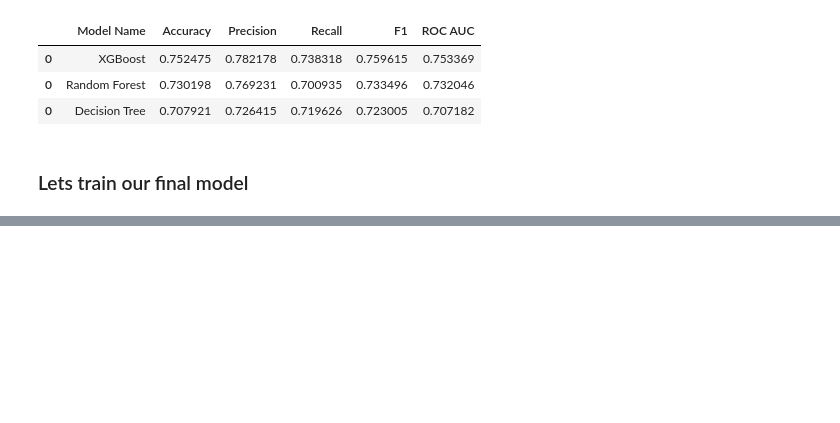
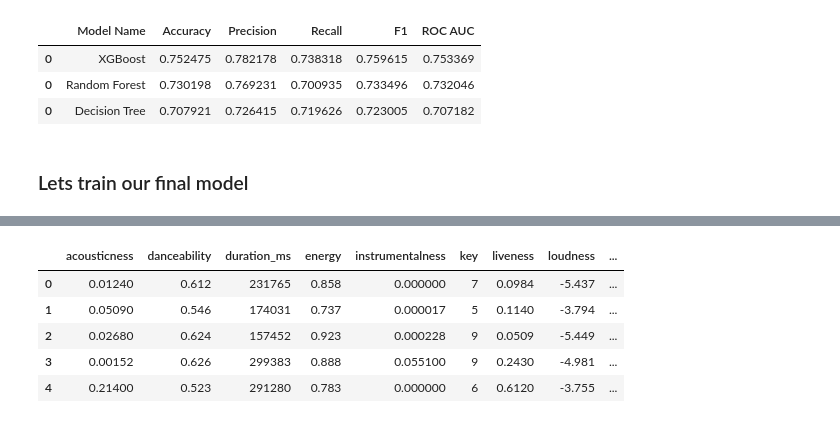
Before and after one commit to partapparam/loveThisSongModel, a Jupyter notebook: notebook.ipynb, the cells around one changed output, grey strips where cells are left out. Cells and saved outputs as stored; diff of their text form; code cells hidden in the pictures; blank space fills up the shorter version.

```diff
--- a/notebook.ipynb
+++ b/notebook.ipynb
@@ -888,3 +920,12 @@ df_full_train.head()
+# %%
+df_test.head()
+# %% [output]
+|  | acousticness | danceability | duration_ms | energy | instrumentalness | key | liveness | loudness | ... |
+| 0 | 0.01240 | 0.612 | 231765 | 0.858 | 0.000000 | 7 | 0.0984 | -5.437 | ... |
+| 1 | 0.05090 | 0.546 | 174031 | 0.737 | 0.000017 | 5 | 0.1140 | -3.794 | ... |
+| 2 | 0.02680 | 0.624 | 157452 | 0.923 | 0.000228 | 9 | 0.0509 | -5.449 | ... |
+| 3 | 0.00152 | 0.626 | 299383 | 0.888 | 0.055100 | 9 | 0.2430 | -4.981 | ... |
+| 4 | 0.21400 | 0.523 | 291280 | 0.783 | 0.000000 | 6 | 0.6120 | -3.755 | ... |
 # %%
 dicts_full_train = df_full_train.to_dict(orient='records')
 
```
Also changed, not shown: parts of 12 cells of this notebook.
